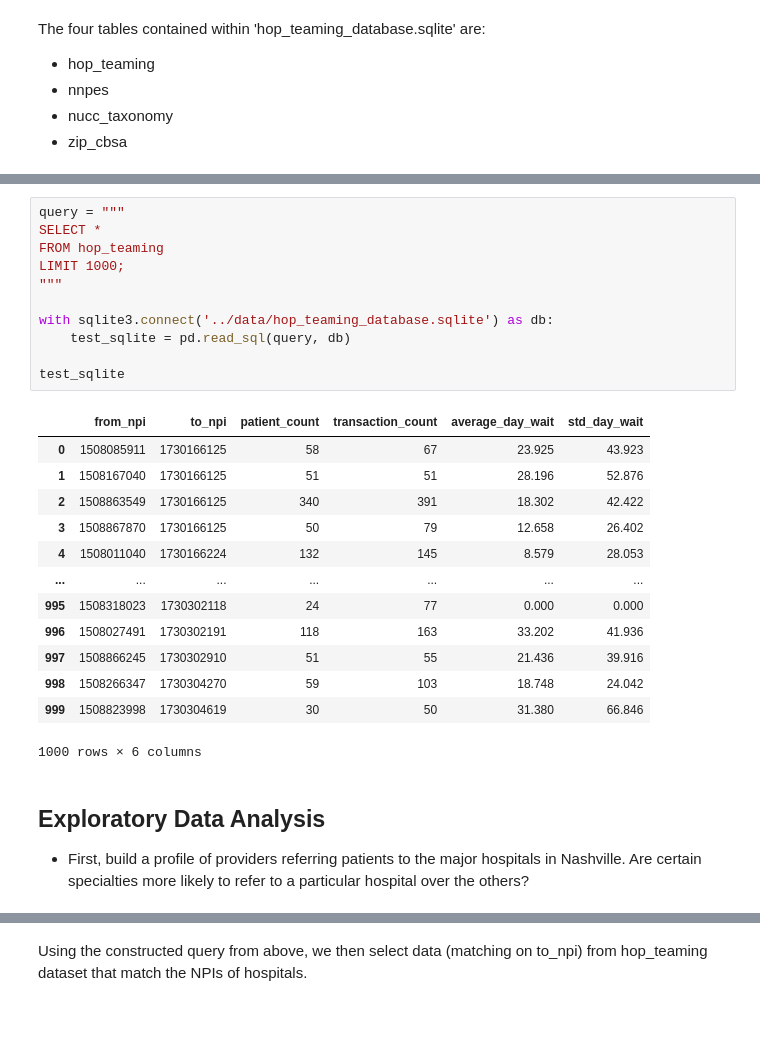
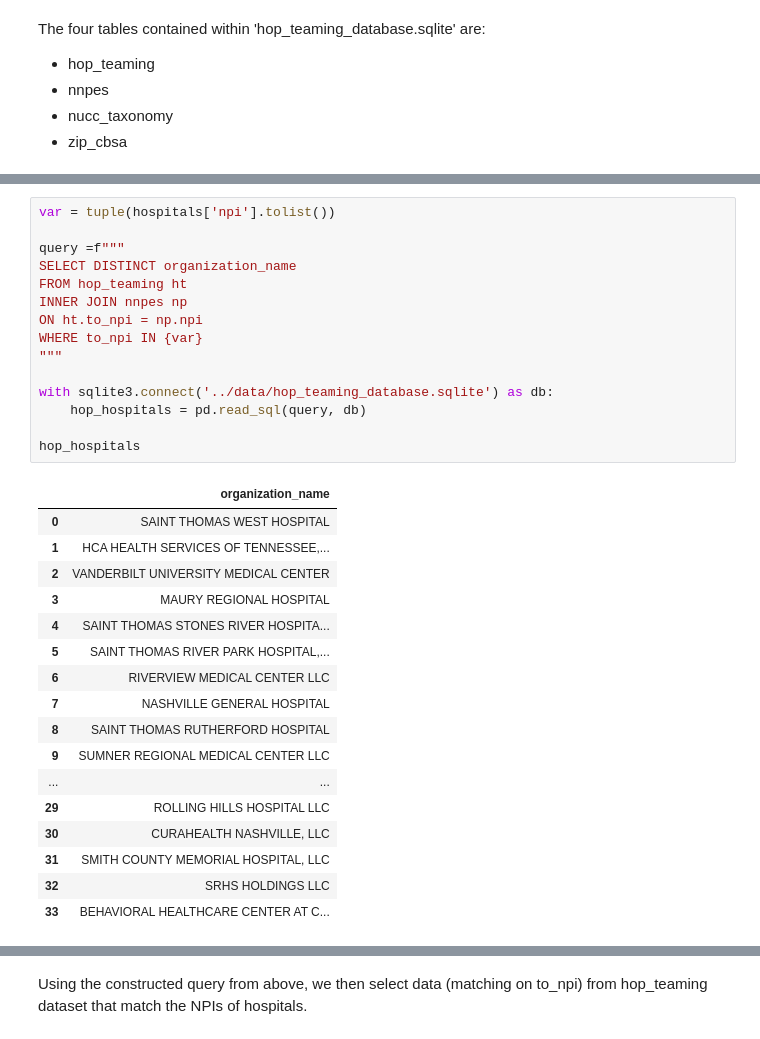
Before and after one commit to tomoumer/hop_team-the-hindenburgs, a Jupyter notebook: notebooks/data_exploration.ipynb, the cells around one changed output, grey strips where cells are left out. Drawn from its saved outputs; the diff is of its cells as text.

```diff
--- a/notebooks/data_exploration.ipynb
+++ b/notebooks/data_exploration.ipynb
@@ -19,29 +68,33 @@ The four tables contained within 'hop_teaming_database.sqlite' are:
 # %%
-query = """
-SELECT *
-FROM hop_teaming
-LIMIT 1000;
+var = tuple(hospitals['npi'].tolist())
+
+query =f"""
+SELECT DISTINCT organization_name
+FROM hop_teaming ht
+INNER JOIN nnpes np
+ON ht.to_npi = np.npi
+WHERE to_npi IN {var}
 """
 
 with sqlite3.connect('../data/hop_teaming_database.sqlite') as db:
-    test_sqlite = pd.read_sql(query, db)
+    hop_hospitals = pd.read_sql(query, db)
 
-test_sqlite
+hop_hospitals
 # %% [output]
-|  | from_npi | to_npi | patient_count | transaction_count | average_day_wait | std_day_wait |
-| 0 | 1508085911 | 1730166125 | 58 | 67 | 23.925 | 43.923 |
-| 1 | 1508167040 | 1730166125 | 51 | 51 | 28.196 | 52.876 |
-| 2 | 1508863549 | 1730166125 | 340 | 391 | 18.302 | 42.422 |
-| 3 | 1508867870 | 1730166125 | 50 | 79 | 12.658 | 26.402 |
-| 4 | 1508011040 | 1730166224 | 132 | 145 | 8.579 | 28.053 |
-| ... | ... | ... | ... | ... | ... | ... |
-| 995 | 1508318023 | 1730302118 | 24 | 77 | 0.000 | 0.000 |
-| 996 | 1508027491 | 1730302191 | 118 | 163 | 33.202 | 41.936 |
-| 997 | 1508866245 | 1730302910 | 51 | 55 | 21.436 | 39.916 |
-| 998 | 1508266347 | 1730304270 | 59 | 103 | 18.748 | 24.042 |
-| 999 | 1508823998 | 1730304619 | 30 | 50 | 31.380 | 66.846 |
+|  | organization_name |
+| 0 | SAINT THOMAS WEST HOSPITAL |
+| 1 | HCA HEALTH SERVICES OF TENNESSEE,... |
+| 2 | VANDERBILT UNIVERSITY MEDICAL CENTER |
+| 3 | MAURY REGIONAL HOSPITAL |
+| 4 | SAINT THOMAS STONES RIVER HOSPITA... |
+| 5 | SAINT THOMAS RIVER PARK HOSPITAL,... |
+| 6 | RIVERVIEW MEDICAL CENTER LLC |
+| 7 | NASHVILLE GENERAL HOSPITAL |
+| 8 | SAINT THOMAS RUTHERFORD HOSPITAL |
+| 9 | SUMNER REGIONAL MEDICAL CENTER LLC |
+| ... | ... |
+| 29 | ROLLING HILLS HOSPITAL LLC |
+| 30 | CURAHEALTH NASHVILLE, LLC |
+| 31 | SMITH COUNTY MEMORIAL HOSPITAL, LLC |
+| 32 | SRHS HOLDINGS LLC |
+| 33 | BEHAVIORAL HEALTHCARE CENTER AT C... |
-1000 rows × 6 columns
-# %% [markdown]
-## Exploratory Data Analysis
-
-- First, build a profile of providers referring patients to the major hospitals in Nashville. Are certain specialties more likely to refer to a particular hospital over the others?
```
Also changed, not shown: parts of 20 cells of this notebook.
